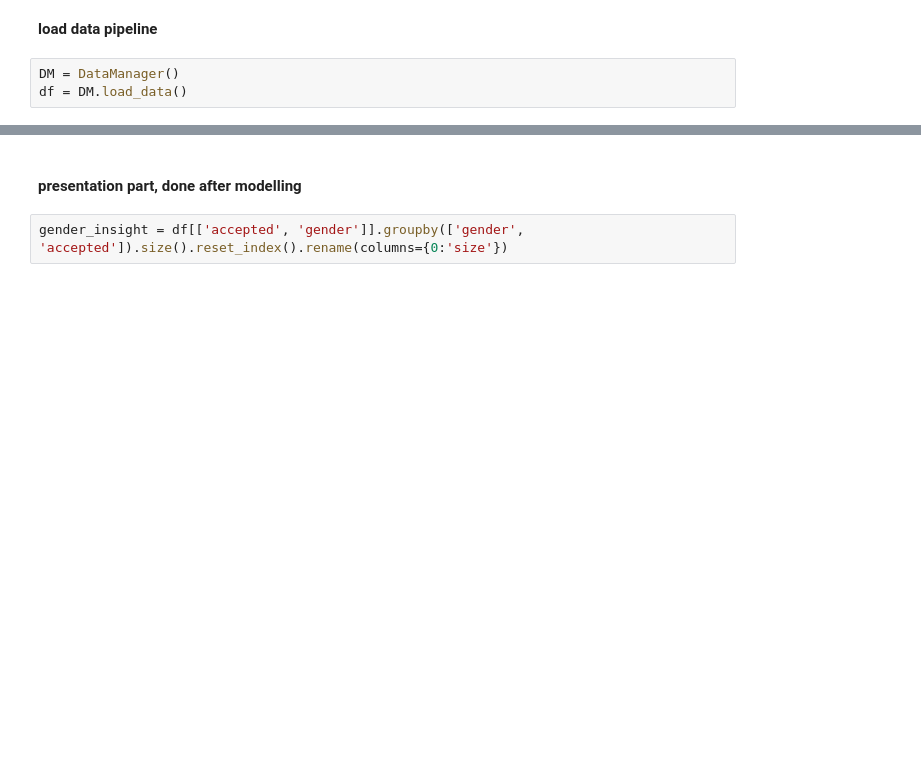
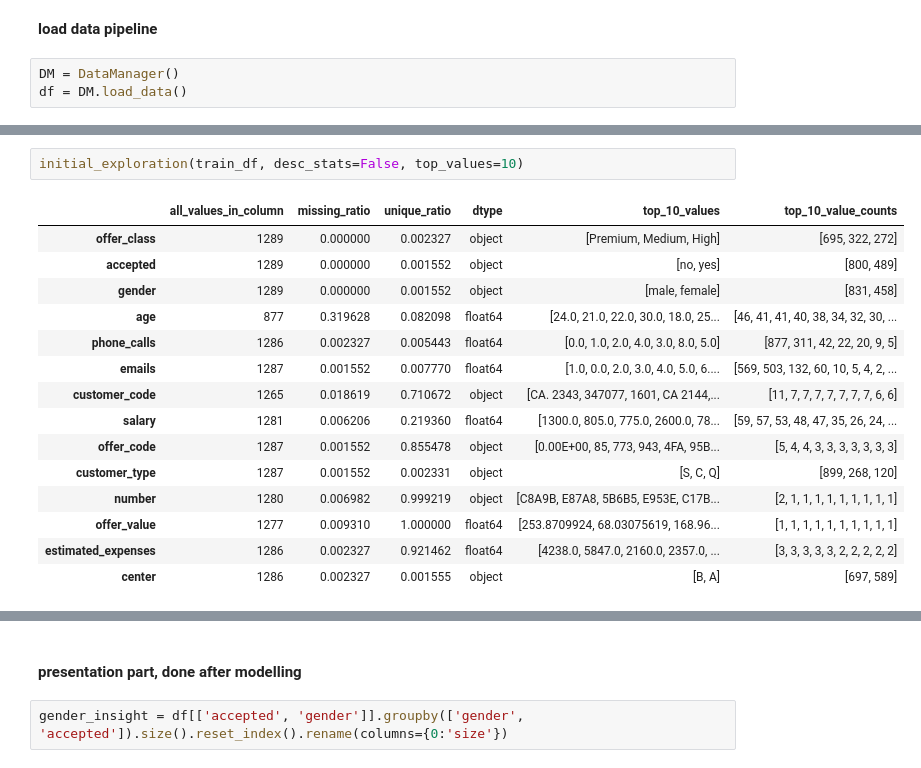
Before and after one commit to mjasieczko/new_offer_success_predictor, a Jupyter notebook: notebooks/1_Research.ipynb, the cells around one changed output, grey strips where cells are left out. Saved outputs shown, nothing was run; the diff lists cells and outputs as text; blank space fills up the shorter version.

```diff
--- a/notebooks/1_Research.ipynb
+++ b/notebooks/1_Research.ipynb
@@ -39,0 +282,18 @@ df = DM.load_data()
+# %%
+initial_exploration(train_df, desc_stats=False, top_values=10)
+# %% [output]
+|  | all_values_in_column | missing_ratio | unique_ratio | dtype | top_10_values | top_10_value_counts |
+| offer_class | 1289 | 0.000000 | 0.002327 | object | [Premium, Medium, High] | [695, 322, 272] |
+| accepted | 1289 | 0.000000 | 0.001552 | object | [no, yes] | [800, 489] |
+| gender | 1289 | 0.000000 | 0.001552 | object | [male, female] | [831, 458] |
+| age | 877 | 0.319628 | 0.082098 | float64 | [24.0, 21.0, 22.0, 30.0, 18.0, 25... | [46, 41, 41, 40, 38, 34, 32, 30, ... |
+| phone_calls | 1286 | 0.002327 | 0.005443 | float64 | [0.0, 1.0, 2.0, 4.0, 3.0, 8.0, 5.0] | [877, 311, 42, 22, 20, 9, 5] |
+| emails | 1287 | 0.001552 | 0.007770 | float64 | [1.0, 0.0, 2.0, 3.0, 4.0, 5.0, 6.... | [569, 503, 132, 60, 10, 5, 4, 2, ... |
+| customer_code | 1265 | 0.018619 | 0.710672 | object | [CA. 2343, 347077, 1601, CA 2144,... | [11, 7, 7, 7, 7, 7, 7, 7, 6, 6] |
+| salary | 1281 | 0.006206 | 0.219360 | float64 | [1300.0, 805.0, 775.0, 2600.0, 78... | [59, 57, 53, 48, 47, 35, 26, 24, ... |
+| offer_code | 1287 | 0.001552 | 0.855478 | object | [0.00E+00, 85, 773, 943, 4FA, 95B... | [5, 4, 4, 3, 3, 3, 3, 3, 3, 3] |
+| customer_type | 1287 | 0.001552 | 0.002331 | object | [S, C, Q] | [899, 268, 120] |
+| number | 1280 | 0.006982 | 0.999219 | object | [C8A9B, E87A8, 5B6B5, E953E, C17B... | [2, 1, 1, 1, 1, 1, 1, 1, 1, 1] |
+| offer_value | 1277 | 0.009310 | 1.000000 | float64 | [253.8709924, 68.03075619, 168.96... | [1, 1, 1, 1, 1, 1, 1, 1, 1, 1] |
+| estimated_expenses | 1286 | 0.002327 | 0.921462 | float64 | [4238.0, 5847.0, 2160.0, 2357.0, ... | [3, 3, 3, 3, 3, 2, 2, 2, 2, 2] |
+| center | 1286 | 0.002327 | 0.001555 | object | [B, A] | [697, 589] |
```
Also changed, not shown: parts of 76 cells of this notebook, 6 other files.
